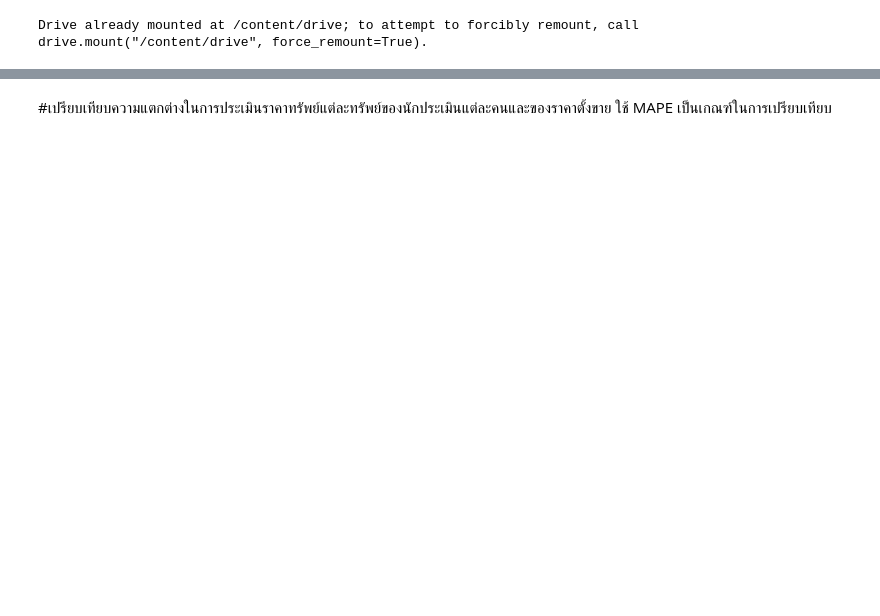
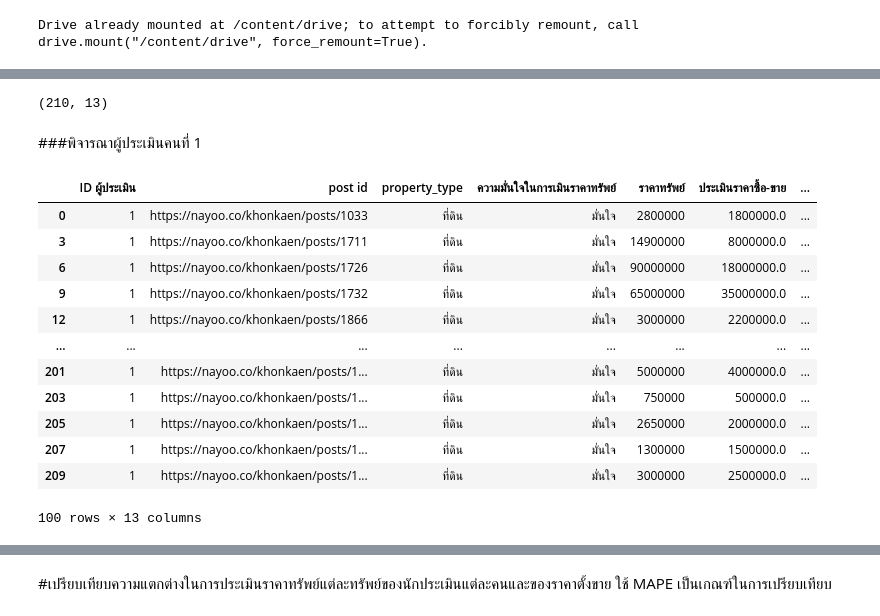
Before and after one commit to bunnybbear/bsc_dpdm22, a Jupyter notebook: [dataprep1]_property_estimator.ipynb, the cells around one changed output, grey strips where cells are left out. Drawn from its saved outputs; the diff is of its cells as text; code cells hidden in the pictures; blank space fills up the shorter version.

```diff
--- a/[dataprep1]_property_estimator.ipynb
+++ b/[dataprep1]_property_estimator.ipynb
@@ -178,0 +151,3 @@ Name: ให้คะแนนทรัพย์, dtype: int64
+# %%
+open_dataL = pd.read_excel('/content/drive/MyDrive/Data Mining/คำตอบนักประเมิน.xlsx',sheet_name=1)
+open_dataL.head()
@@ -178,0 +161,23 @@ Name: ให้คะแนนทรัพย์, dtype: int64
+# %%
+open_dataL.shape
+# %% [output]
+(210, 13)
+# %% [markdown]
+###พิจารณาผู้ประเมินคนที่ 1
+# %%
+dataL_P1 = open_dataL[open_dataL['ID ผู้ประเมิน']==1]
+dataL_P1
+# %% [output]
+|  | ID ผู้ประเมิน | post id | property_type | ความมั่นใจในการเมินราคาทรัพย์ | ราคาทรัพย์ | ประเมินราคาซื้อ-ขาย | ... |
+| 0 | 1 | https://nayoo.co/khonkaen/posts/1033 | ที่ดิน | มั่นใจ | 2800000 | 1800000.0 | ... |
+| 3 | 1 | https://nayoo.co/khonkaen/posts/1711 | ที่ดิน | มั่นใจ | 14900000 | 8000000.0 | ... |
+| 6 | 1 | https://nayoo.co/khonkaen/posts/1726 | ที่ดิน | มั่นใจ | 90000000 | 18000000.0 | ... |
+| 9 | 1 | https://nayoo.co/khonkaen/posts/1732 | ที่ดิน | มั่นใจ | 65000000 | 35000000.0 | ... |
+| 12 | 1 | https://nayoo.co/khonkaen/posts/1866 | ที่ดิน | มั่นใจ | 3000000 | 2200000.0 | ... |
+| ... | ... | ... | ... | ... | ... | ... | ... |
+| 201 | 1 | https://nayoo.co/khonkaen/posts/1... | ที่ดิน | มั่นใจ | 5000000 | 4000000.0 | ... |
+| 203 | 1 | https://nayoo.co/khonkaen/posts/1... | ที่ดิน | มั่นใจ | 750000 | 500000.0 | ... |
+| 205 | 1 | https://nayoo.co/khonkaen/posts/1... | ที่ดิน | มั่นใจ | 2650000 | 2000000.0 | ... |
+| 207 | 1 | https://nayoo.co/khonkaen/posts/1... | ที่ดิน | มั่นใจ | 1300000 | 1500000.0 | ... |
+| 209 | 1 | https://nayoo.co/khonkaen/posts/1... | ที่ดิน | มั่นใจ | 3000000 | 2500000.0 | ... |
+100 rows × 13 columns
```
Also changed, not shown: parts of 112 cells of this notebook.
